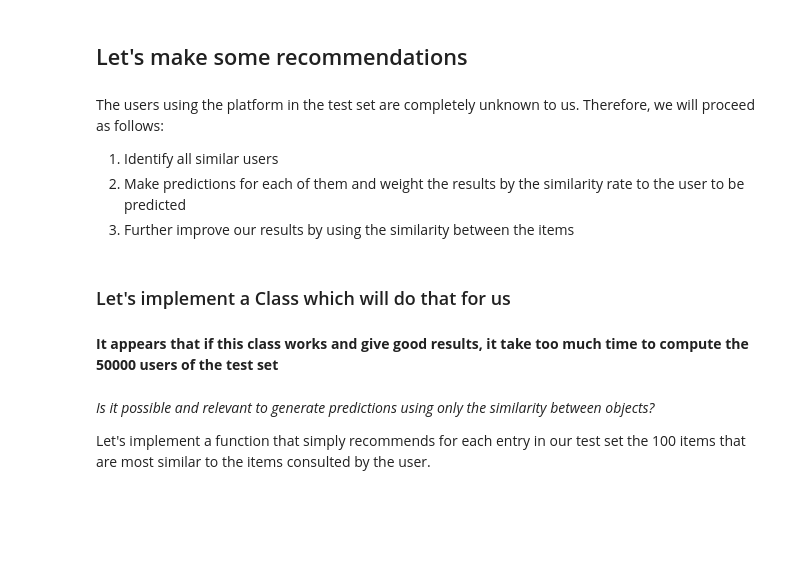
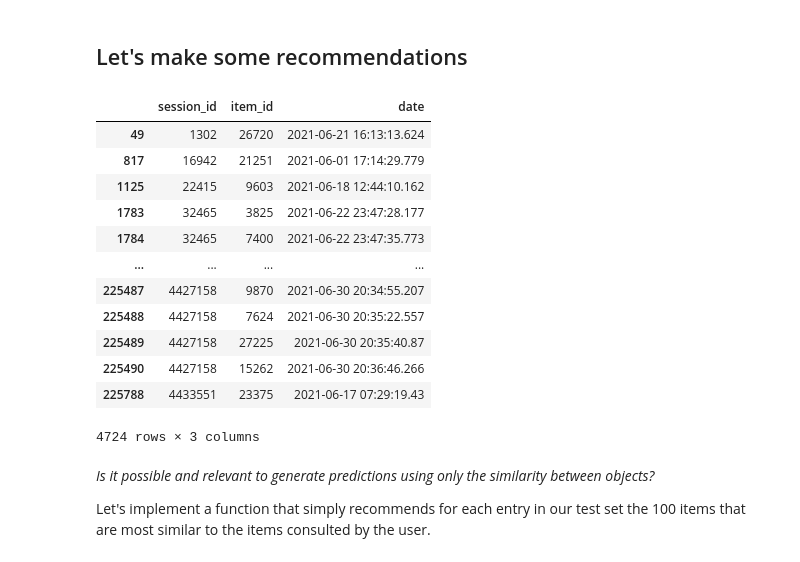
Before and after one commit to hjamet/SYMA, a Jupyter notebook: src/research.ipynb, the cells around one changed output. Drawn from its saved outputs; the diff is of its cells as text; code cells hidden in the pictures; blank space fills up the shorter version.

```diff
--- a/src/research.ipynb
+++ b/src/research.ipynb
@@ -518,15 +521,26 @@ get_similar_user(test_final_sessions_df[test_final_sessions_df.session_id == 96]
 | 9 | 2998028 | 6.294746 |
 # %% [markdown]
 ## Let's make some recommendations
-# %% [markdown]
-The users using the platform in the test set are completely unknown to us. Therefore, we will proceed as follows:
-1. Identify all similar users
-2. Make predictions for each of them and weight the results by the similarity rate to the user to be predicted
-3. Further improve our results by using the similarity between the items
-# %% [markdown]
-### Let's implement a Class which will do that for us
-# %% [markdown]
-**It appears that if this class works and give good results, it take too much time to compute the 50000 users of the test set**
+# %%
+# Because the functions we will execute in the next steps can take some time to run, we will execute them here on a reduced test set.
+NUMBER_OF_SESSION = 1000
+
+reduced_test_set = test_final_sessions_df[test_final_sessions_df.session_id.isin(np.random.choice(test_final_sessions_df.session_id.unique(), NUMBER_OF_SESSION))]
+reduced_test_set
+# %% [output]
+|  | session_id | item_id | date |
+| 49 | 1302 | 26720 | 2021-06-21 16:13:13.624 |
+| 817 | 16942 | 21251 | 2021-06-01 17:14:29.779 |
+| 1125 | 22415 | 9603 | 2021-06-18 12:44:10.162 |
+| 1783 | 32465 | 3825 | 2021-06-22 23:47:28.177 |
+| 1784 | 32465 | 7400 | 2021-06-22 23:47:35.773 |
+| ... | ... | ... | ... |
+| 225487 | 4427158 | 9870 | 2021-06-30 20:34:55.207 |
+| 225488 | 4427158 | 7624 | 2021-06-30 20:35:22.557 |
+| 225489 | 4427158 | 27225 | 2021-06-30 20:35:40.87 |
+| 225490 | 4427158 | 15262 | 2021-06-30 20:36:46.266 |
+| 225788 | 4433551 | 23375 | 2021-06-17 07:29:19.43 |
+4724 rows × 3 columns
 # %% [markdown]
 *Is it possible and relevant to generate predictions using only the similarity between objects?*
 
```
Also changed, not shown: parts of 4 cells of this notebook, 2 other files.
